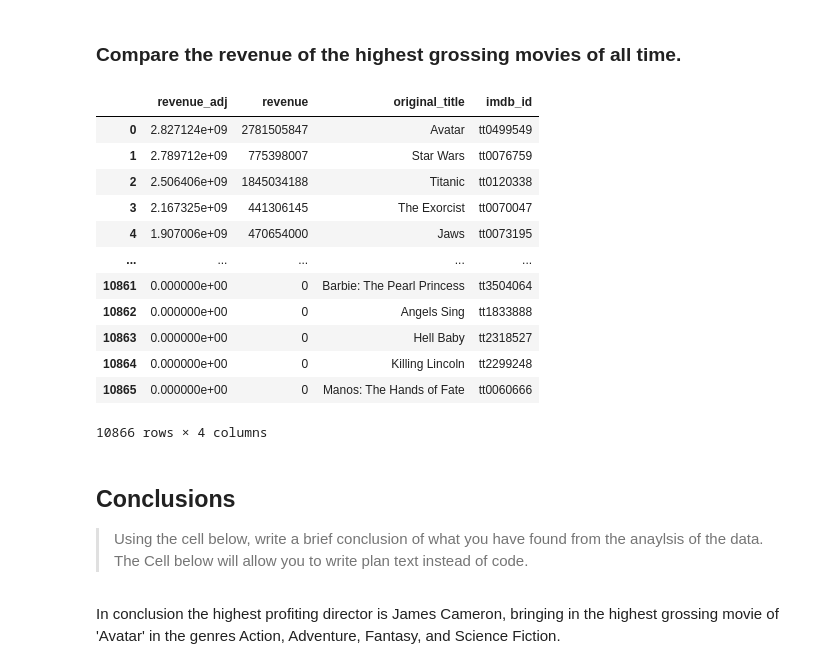
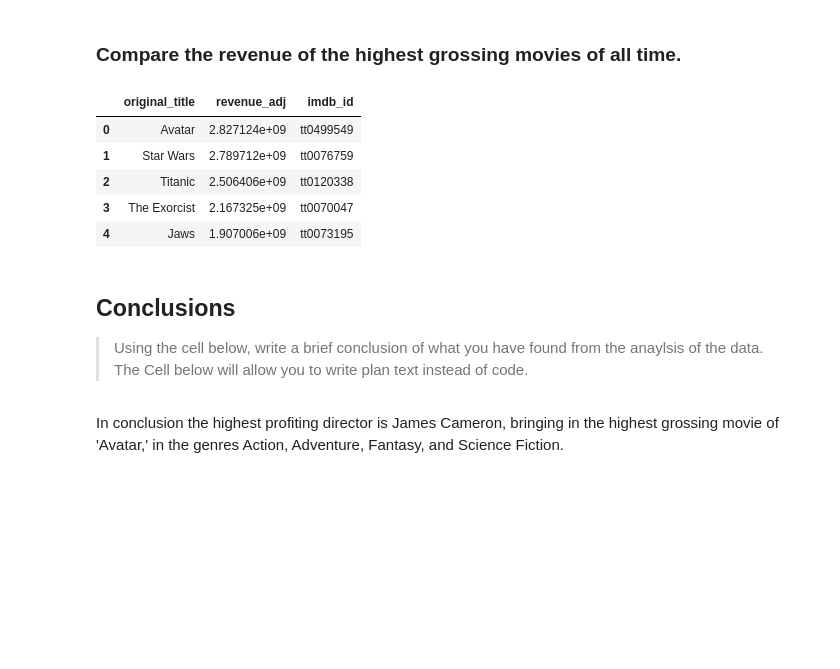
Before and after one commit to vanessaromandelgado/imdb-movie-data-analysis, a Jupyter notebook: Movie Revenue Analysis.ipynb, the cells around one changed output. Cells and saved outputs as stored; diff of their text form; code cells hidden in the pictures; blank space fills up the shorter version.

```diff
--- a/Movie Revenue Analysis.ipynb
+++ b/Movie Revenue Analysis.ipynb
@@ -151,30 +173,25 @@ highest_gross_directors
 # %%
 # Sort based on many labels, with left-to-right priority
 # sorted_data = data.sort_values('ages').reset_index()
 # too many columns - let's combine indexing with sorting and a reset to perform this on a smaller dataframe
-highest_gross_movies= movies[['revenue_adj','revenue', 'original_title', 'imdb_id', ]].sort_values(['revenue_adj'], ascending=False).reset_index(drop=True)
-highest_gross_movies
+movies[['original_title','genres','revenue_adj']].describe()
+avgsortmovies = movies[['original_title','revenue_adj','imdb_id']].sort_values(['revenue_adj'], ascending=False).reset_index(drop=True)
+avgsortmovies
+avgsortmovies.head(5)
 # %% [output]
-|  | revenue_adj | revenue | original_title | imdb_id |
-| 0 | 2.827124e+09 | 2781505847 | Avatar | tt0499549 |
-| 1 | 2.789712e+09 | 775398007 | Star Wars | tt0076759 |
-| 2 | 2.506406e+09 | 1845034188 | Titanic | tt0120338 |
-| 3 | 2.167325e+09 | 441306145 | The Exorcist | tt0070047 |
-| 4 | 1.907006e+09 | 470654000 | Jaws | tt0073195 |
-| ... | ... | ... | ... | ... |
-| 10861 | 0.000000e+00 | 0 | Barbie: The Pearl Princess | tt3504064 |
-| 10862 | 0.000000e+00 | 0 | Angels Sing | tt1833888 |
-| 10863 | 0.000000e+00 | 0 | Hell Baby | tt2318527 |
-| 10864 | 0.000000e+00 | 0 | Killing Lincoln | tt2299248 |
-| 10865 | 0.000000e+00 | 0 | Manos: The Hands of Fate | tt0060666 |
+|  | original_title | revenue_adj | imdb_id |
+| 0 | Avatar | 2.827124e+09 | tt0499549 |
+| 1 | Star Wars | 2.789712e+09 | tt0076759 |
+| 2 | Titanic | 2.506406e+09 | tt0120338 |
+| 3 | The Exorcist | 2.167325e+09 | tt0070047 |
+| 4 | Jaws | 1.907006e+09 | tt0073195 |
-10866 rows × 4 columns
 # %% [markdown]
 <a id="conclusions"></a>
 ## Conclusions
 
 > Using the cell below, write a brief conclusion of what you have found from the anaylsis of the data. The Cell below will allow you to write plan text instead of code.
 # %% [markdown]
-In conclusion the highest profiting director is James Cameron, bringing in the highest grossing movie of 'Avatar' in the genres Action, Adventure, Fantasy, and Science Fiction.
+In conclusion the highest profiting director is James Cameron, bringing in the highest grossing movie of 'Avatar,' in the genres Action, Adventure, Fantasy, and Science Fiction.
 # %%
 movies[['original_title','director','genres','production_companies','revenue_adj']].describe()
 avgsortmovies = movies[['original_title','revenue_adj','director', 'genres','imdb_id']].sort_values(['revenue_adj'], ascending=False).reset_index(drop=True)
```
Also changed, not shown: parts of 9 cells of this notebook, 1 other file.
